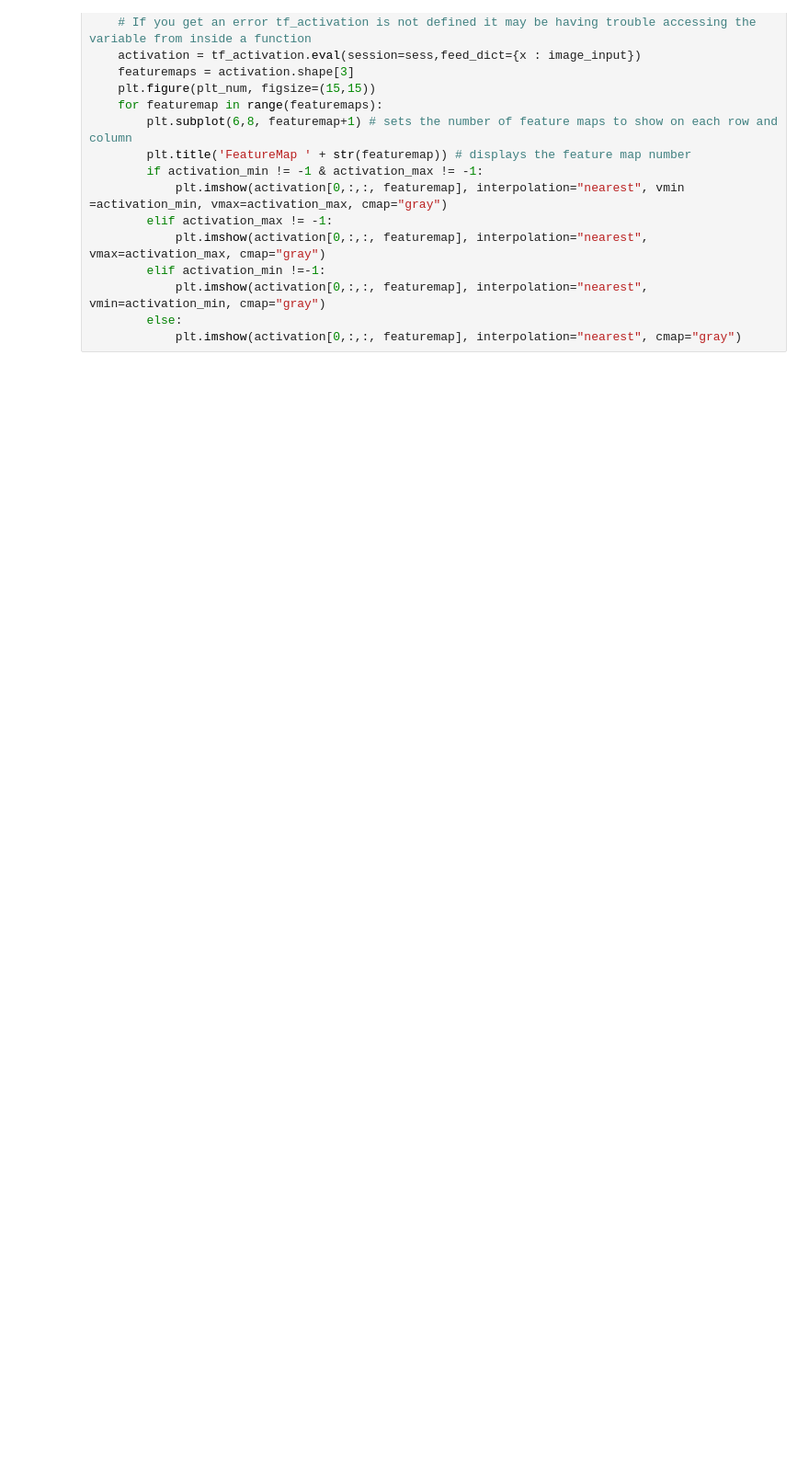
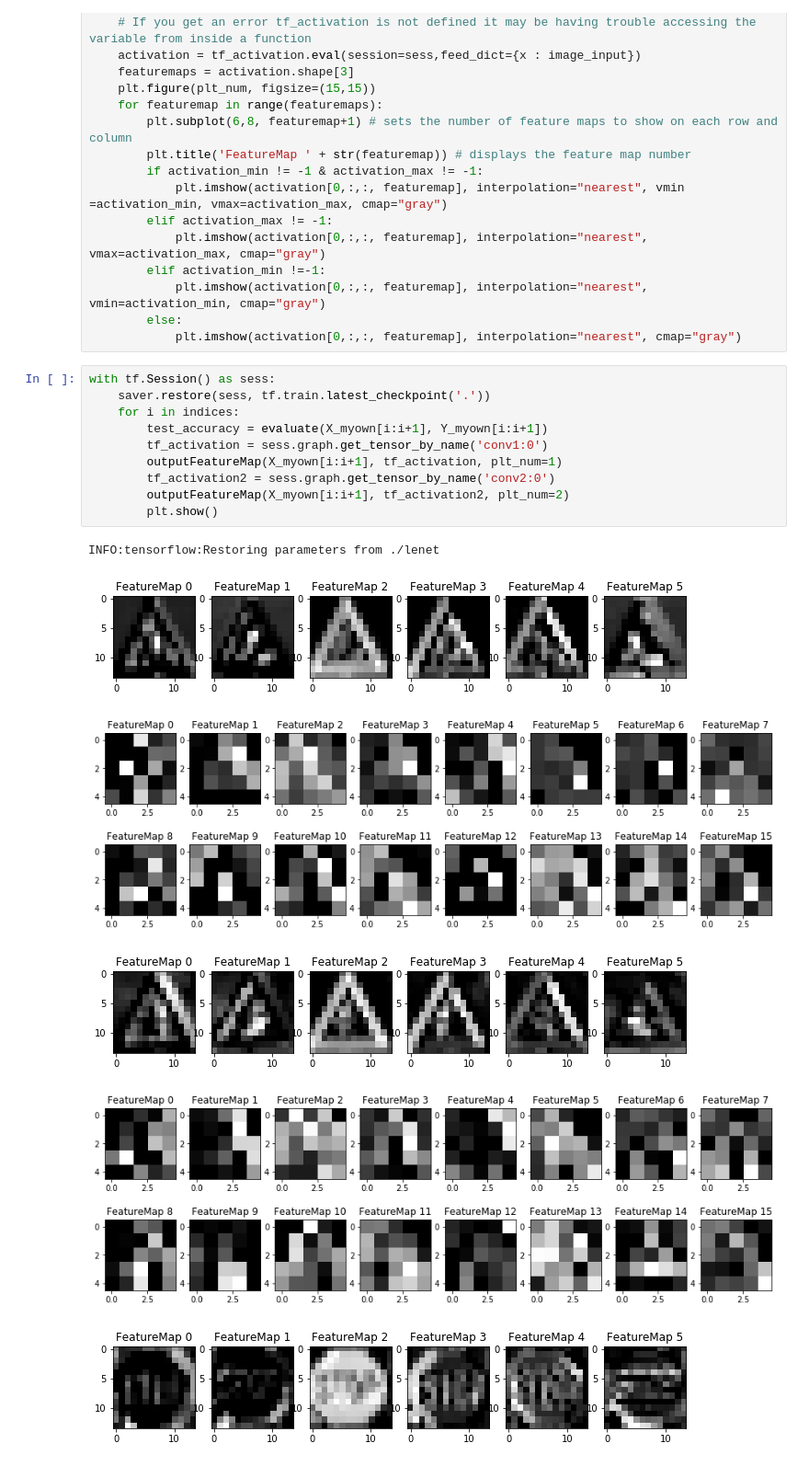
Before and after one commit to asadziach/CarND-Traffic-Sign-Classifier-Project, a Jupyter notebook: Traffic_Sign_Classifier.ipynb, the cells around one changed output. Shown at 92% size. Saved outputs shown, nothing was run; the diff lists cells and outputs as text; blank space fills up the shorter version.

```diff
--- a/Traffic_Sign_Classifier.ipynb
+++ b/Traffic_Sign_Classifier.ipynb
@@ -746,3 +735,20 @@ def outputFeatureMap(image_input, tf_activation, activation_min=-1, activation_m
             plt.imshow(activation[0,:,:, featuremap], interpolation="nearest", vmin=activation_min, cmap="gray")
         else:
             plt.imshow(activation[0,:,:, featuremap], interpolation="nearest", cmap="gray")
+# %%
+with tf.Session() as sess:
+    saver.restore(sess, tf.train.latest_checkpoint('.'))
+    for i in indices:
+        test_accuracy = evaluate(X_myown[i:i+1], Y_myown[i:i+1])
+        tf_activation = sess.graph.get_tensor_by_name('conv1:0')
+        outputFeatureMap(X_myown[i:i+1], tf_activation, plt_num=1)
+        tf_activation2 = sess.graph.get_tensor_by_name('conv2:0')
+        outputFeatureMap(X_myown[i:i+1], tf_activation2, plt_num=2)
+        plt.show()
+# %% [output]
+INFO:tensorflow:Restoring parameters from ./lenet
+[figure, added]
+[figure, added]
+[figure, added]
+[figure, added]
+[figure, added]
```
Also changed, not shown: parts of 8 cells of this notebook.
